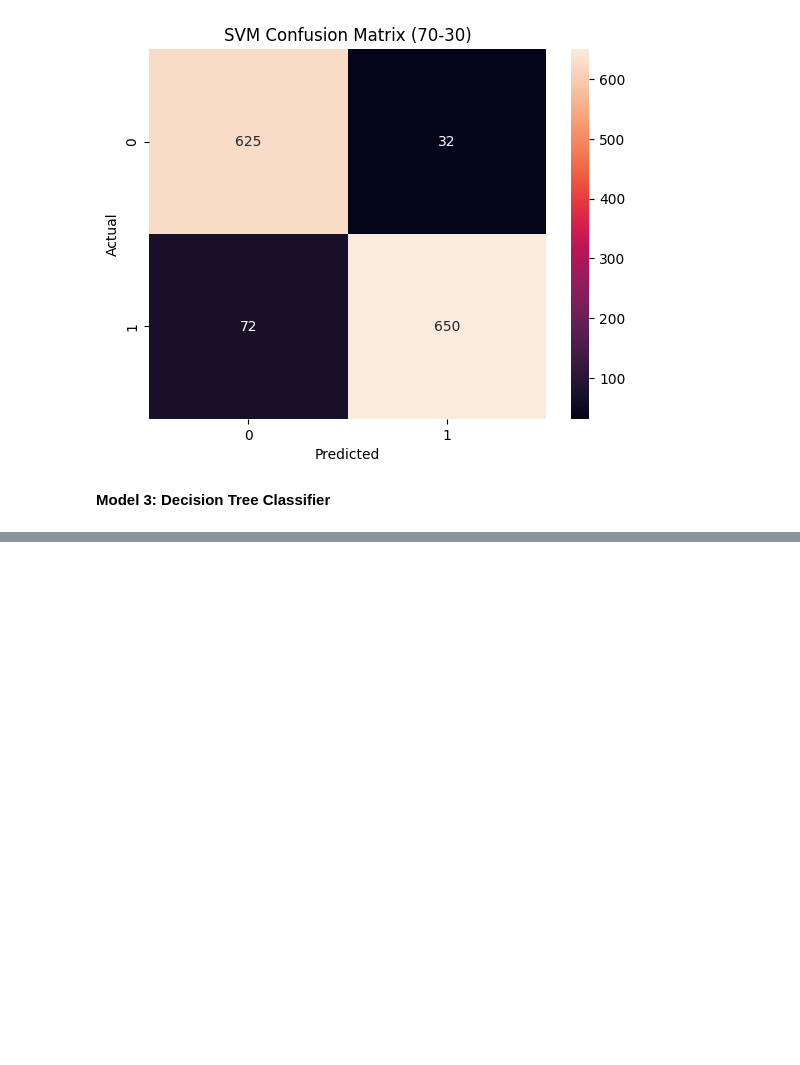
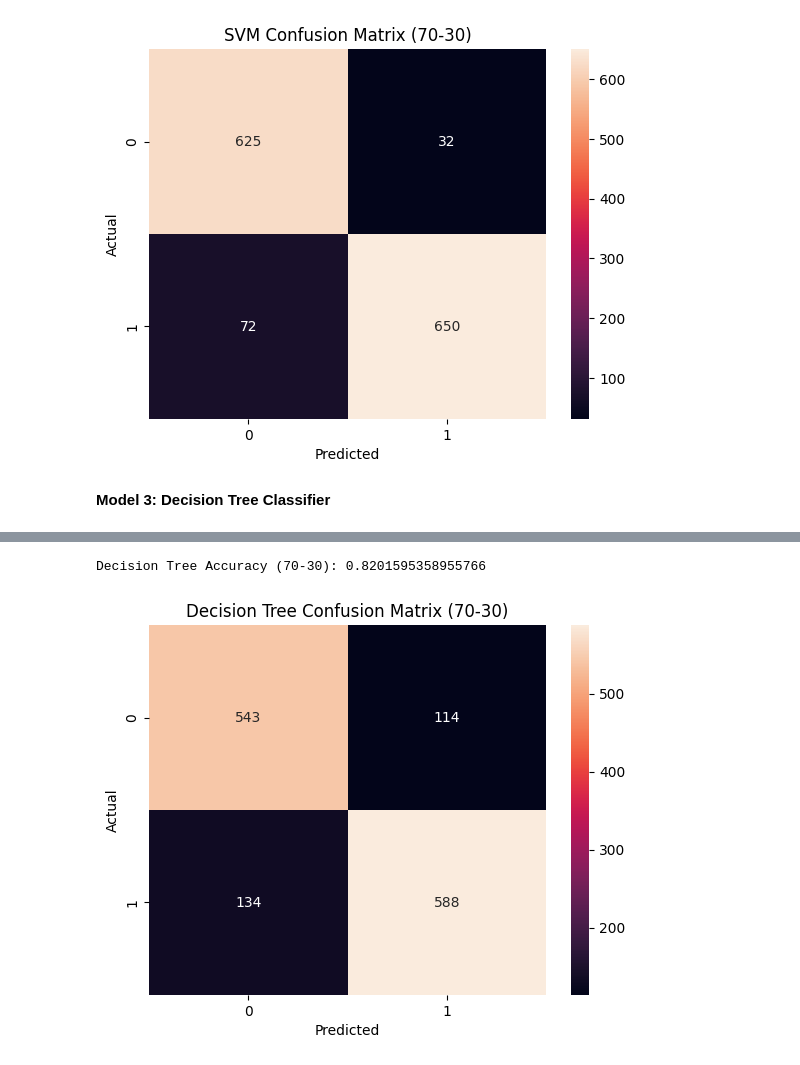
Before and after one commit to AkhilKrishna016/fake-news-detection-ml, a Jupyter notebook: fake_news_models.ipynb, the cells around one changed output, grey strips where cells are left out. Saved outputs shown, nothing was run; the diff lists cells and outputs as text; code cells hidden in the pictures; blank space fills up the shorter version.

```diff
--- a/fake_news_models.ipynb
+++ b/fake_news_models.ipynb
@@ -190,0 +189,19 @@ weighted avg       0.83      0.83      0.83       919
+# %%
+# ---------- 70-30 ----------
+dt_70 = DecisionTreeClassifier(random_state=42)
+dt_70.fit(X_train_70, y_train_70)
+
+pred_dt_70 = dt_70.predict(X_test_70)
+
+print("Decision Tree Accuracy (70-30):", accuracy_score(y_test_70, pred_dt_70))
+
+cm_dt_70 = confusion_matrix(y_test_70, pred_dt_70)
+
+sns.heatmap(cm_dt_70, annot=True, fmt='d')
+plt.title("Decision Tree Confusion Matrix (70-30)")
+plt.xlabel("Predicted")
+plt.ylabel("Actual")
+plt.show()
+# %% [output]
+Decision Tree Accuracy (70-30): 0.8201595358955766
+[figure, added]
```
Also changed, not shown: parts of 7 cells of this notebook.
